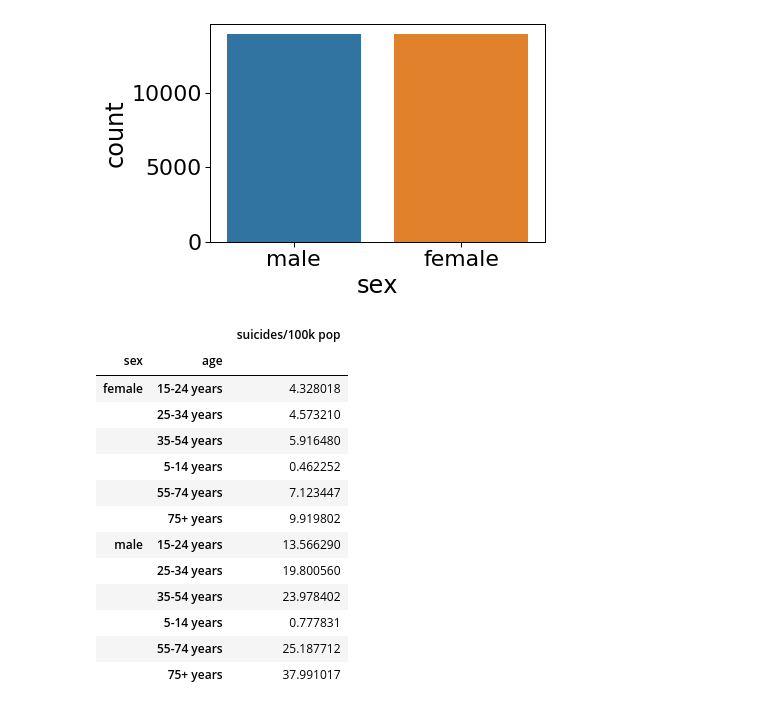
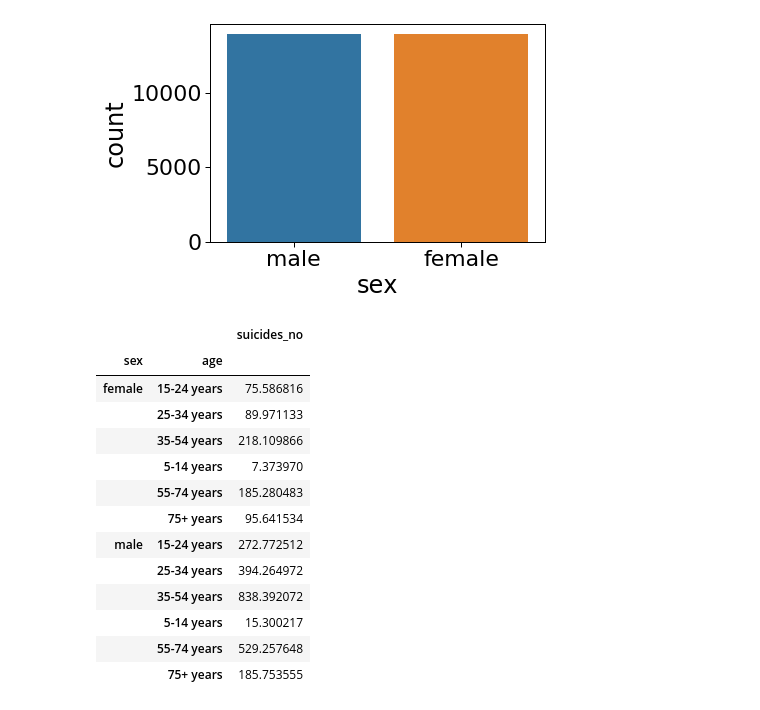
Before and after one commit to thiagobhte/pos-ds-ia, a Jupyter notebook: aed_projeto_1.ipynb, the cells around one changed output. Drawn from its saved outputs; the diff is of its cells as text; code cells hidden in the pictures.

```diff
--- a/aed_projeto_1.ipynb
+++ b/aed_projeto_1.ipynb
@@ -79,20 +82,20 @@ sns.countplot(y,label='count')
 [figure]
 # %%
 #SUICIDOS POR SEXO E FAIXA DE IDADE
-suicides_sex_age = df[['sex', 'age', 'suicides/100k pop']].groupby(['sex', 'age']).mean()
+suicides_sex_age = df[['sex', 'age', 'suicides_no']].groupby(['sex', 'age']).mean()
 suicides_sex_age
 # %% [output]
-|  |  | suicides/100k pop |
+|  |  | suicides_no |
 | sex | age |  |
-| female | 15-24 years | 4.328018 |
-|  | 25-34 years | 4.573210 |
-|  | 35-54 years | 5.916480 |
-|  | 5-14 years | 0.462252 |
-|  | 55-74 years | 7.123447 |
-|  | 75+ years | 9.919802 |
-| male | 15-24 years | 13.566290 |
-|  | 25-34 years | 19.800560 |
-|  | 35-54 years | 23.978402 |
-|  | 5-14 years | 0.777831 |
-|  | 55-74 years | 25.187712 |
-|  | 75+ years | 37.991017 |
+| female | 15-24 years | 75.586816 |
+|  | 25-34 years | 89.971133 |
+|  | 35-54 years | 218.109866 |
+|  | 5-14 years | 7.373970 |
+|  | 55-74 years | 185.280483 |
+|  | 75+ years | 95.641534 |
+| male | 15-24 years | 272.772512 |
+|  | 25-34 years | 394.264972 |
+|  | 35-54 years | 838.392072 |
+|  | 5-14 years | 15.300217 |
+|  | 55-74 years | 529.257648 |
+|  | 75+ years | 185.753555 |
```
Also changed, not shown: parts of 10 cells of this notebook.
